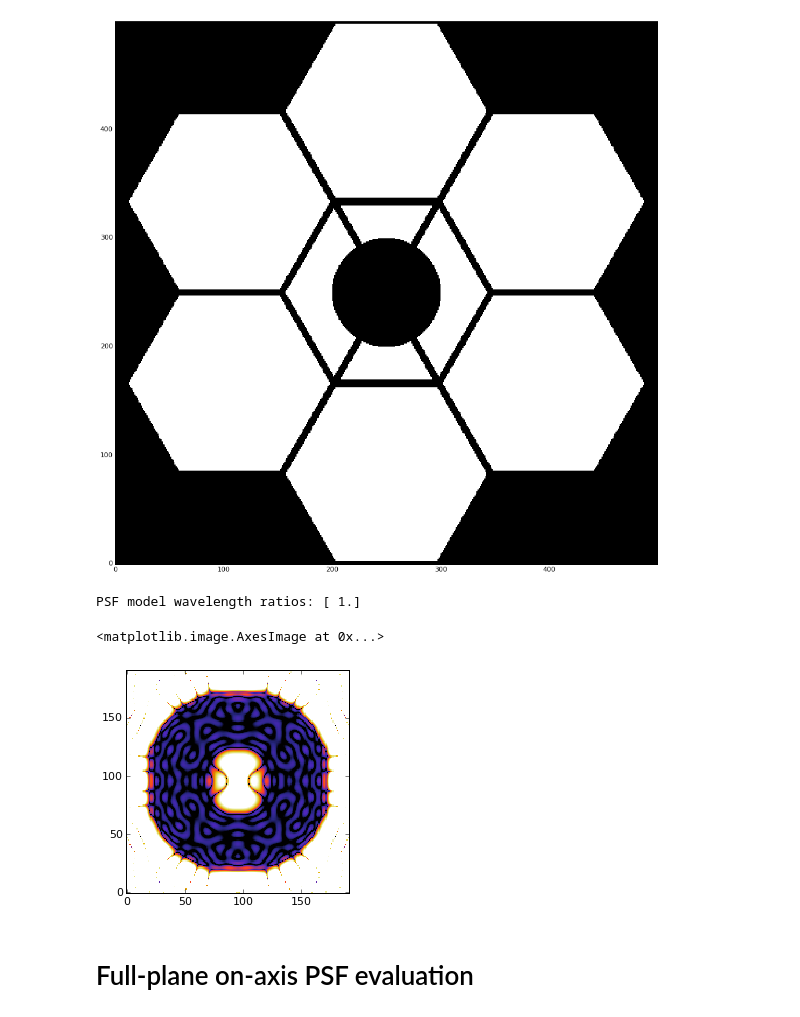
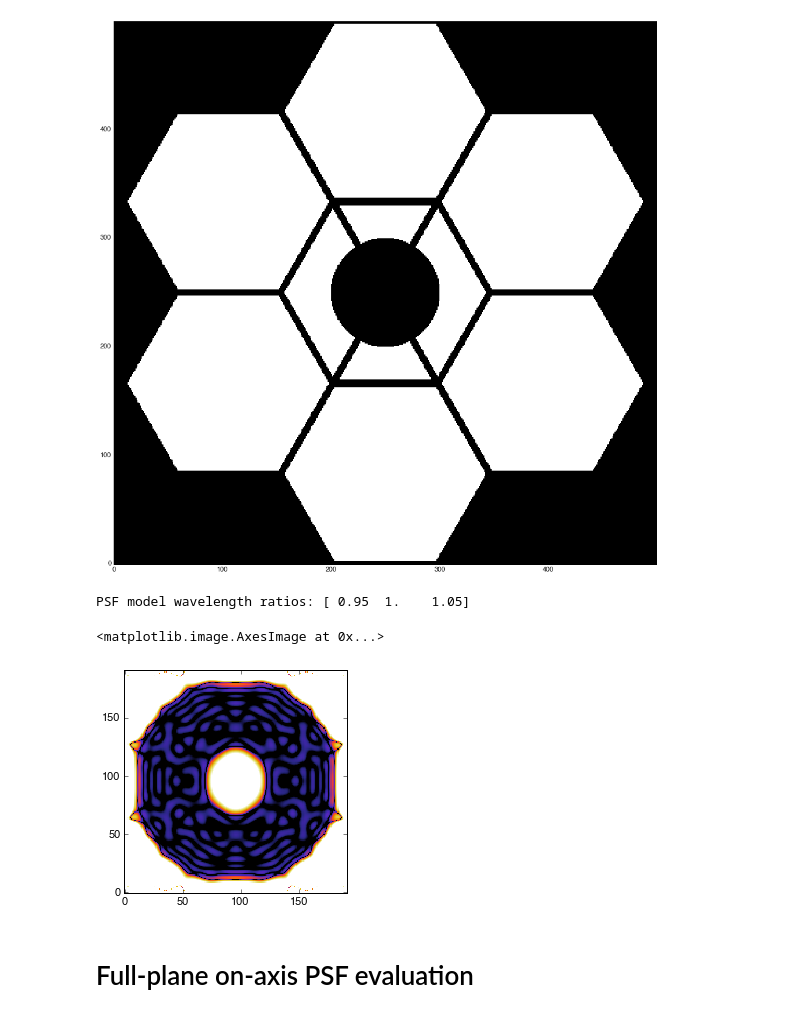
Before and after one commit to neilzim/SCDA, a Jupyter notebook: aplc_Lyot_aligntol_demo.ipynb, the cells around one changed output. Saved outputs shown, nothing was run; the diff lists cells and outputs as text; code cells hidden in the pictures.

```diff
--- a/aplc_Lyot_aligntol_demo.ipynb
+++ b/aplc_Lyot_aligntol_demo.ipynb
@@ -36,12 +36,13 @@ ls_params = {'obscure':2, 'id':20, 'od':110, 'pad':5, 'aligntol':None}
 image_params = {'c': 10., 'ida':-0.5, 'oda':10., 'bw':0.10, 'Nlam':3}
 image_params_mono = {'c': 10., 'ida':-0.5, 'oda':10., 'bw':0., 'Nlam':1}
 # %%
-work_dir = "/astro/opticslab1/SCDA/Scripts/AMPL/LStol_may/"
+#work_dir = "/astro/opticslab1/SCDA/Scripts/AMPL/LStol_may/"
+work_dir = "/Users/neil/Box Sync/scda/LStol_may/"
 if not os.path.exists(os.path.normpath(work_dir)):
     os.mkdir(work_dir)
 #input_dir = "/astro/opticslab1/SCDA/Apertures/InputMasks" # location of input TelAp, FPM, and LS arrays
-input_dir = "/astro/opticslab1/SCDA/Apertures/InputMasks_v3" # location of input TelAp, FPM, and LS arrays
-#input_dir = "/astro/opticslab1/SCDA/Scripts/AMPL/scda_qpaplc_tests/InputMasks/"
+#input_dir = "/astro/opticslab1/SCDA/Apertures/InputMasks_v3" # location of input TelAp, FPM, and LS arrays
+input_dir = "/Users/neil/Box Sync/scda/InputMasks" # location of input TelAp, FPM, and LS arrays
 TelAp_dir = os.path.join(input_dir, "TelAp")
 FPM_dir = os.path.join(input_dir, "FPM")
 LS_dir = os.path.join(input_dir, "LS")
@@ -130,5 +143,6 @@ hexap_qpaplc_aligntol_mono_bwtelap.get_metrics()
 # %%
-hexap_coron_noaligntol = hexap_qpaplc_mono_bwtelap
+#hexap_coron_noaligntol = hexap_qpaplc_mono_bwtelap
+hexap_coron_noaligntol = hexap_qpaplc_bwtelap
 hexap_coron_aligntol = hexap_qpaplc_aligntol_mono_bwtelap
 # %%
 TelAp_qp = np.floor(np.loadtxt(hexap_coron_noaligntol.fileorg['TelAp fname'])).astype(int)
@@ -216,15 +228,15 @@ etas = xis
 wrs = np.linspace(1.-bw/2, 1.+bw/2, Nlambda)
 print("PSF model wavelength ratios: {0:}".format(wrs))
 # %% [output]
-PSF model wavelength ratios: [ 1.]
+PSF model wavelength ratios: [ 0.95  1.    1.05]
 # %%
 intens_n_polychrom = get_onax_aplc_psf(TelAp, An, FPM, LS, xs, dx, mxs, dmx, xis, dxi, wrs)
 #intens_t_polychrom = get_onax_aplc_psf(TelAp, At, FPM, LS, xs, dx, mxs, dmx, xis, dxi, wrs)
 # %%
-plt.imshow(np.log10(intens_n_polychrom[0]), vmin=-11, vmax=-7, cmap='CMRmap')
+plt.imshow(np.log10(intens_n_polychrom[2]), vmin=-11, vmax=-7, cmap='CMRmap')
 # %% [output]
 <matplotlib.image.AxesImage at 0x...>
-[figure, old version]
+[figure, new version]
 # %%
 hexap_qpaplc_aligntol_mono.get_metrics()
 # %%
```
Also changed, not shown: parts of 5 cells of this notebook.
